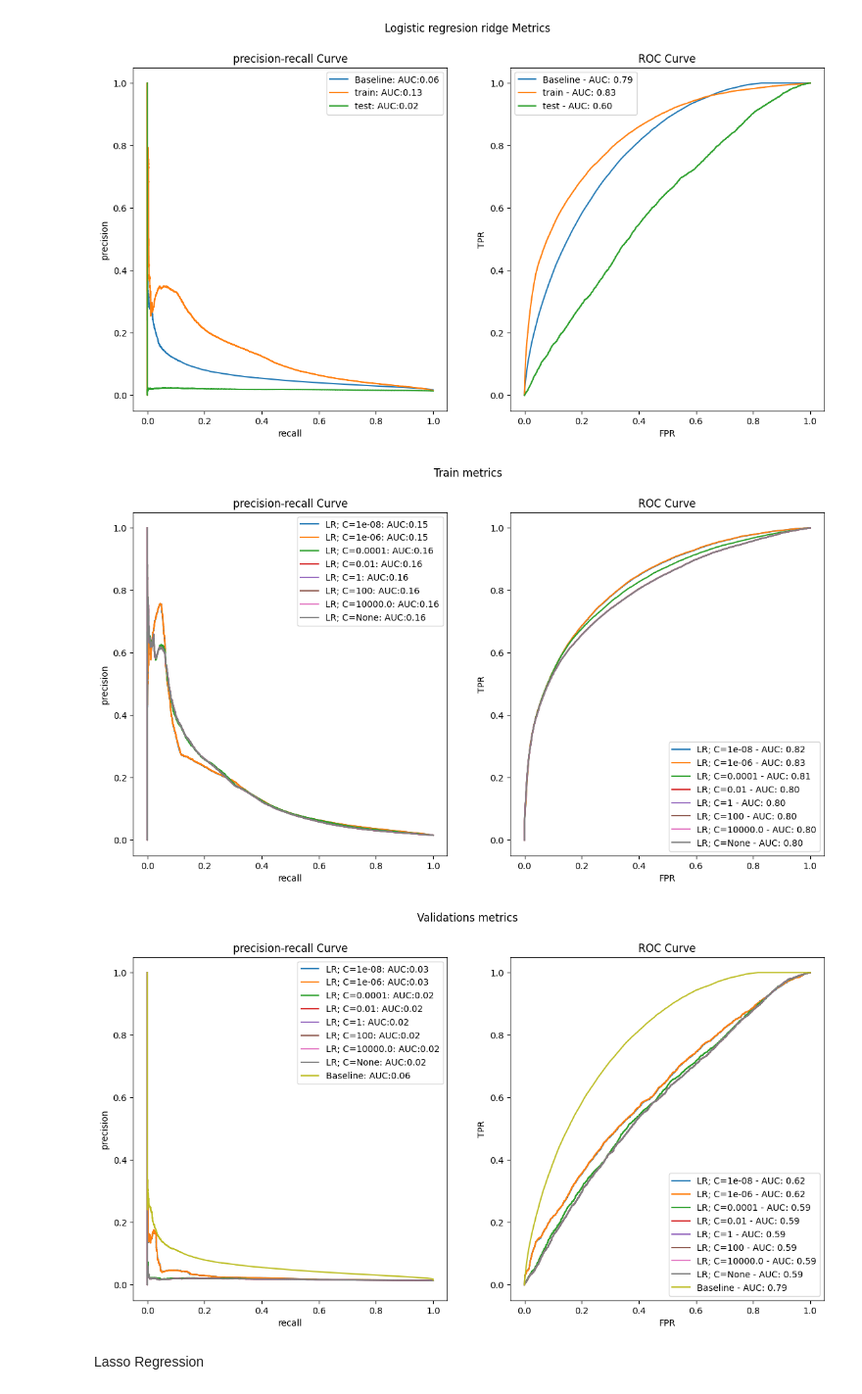
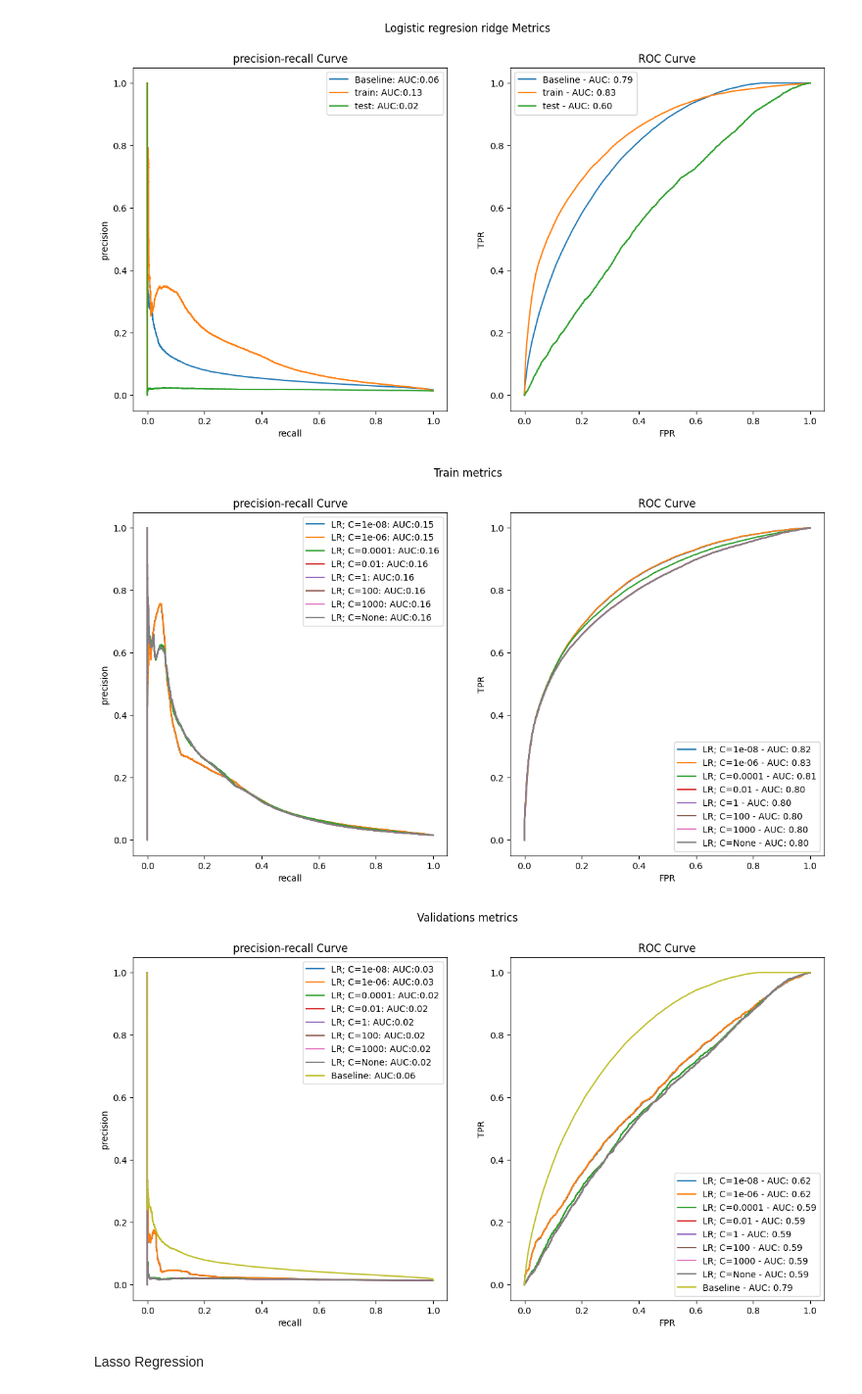
Before and after one commit to MaickMos/data_science_applied, a Jupyter notebook: model_regresion_lineal_feature_frame/MVP_Push_Notifications.ipynb, the cells around one changed output. Shown at 98% size. Drawn from its saved outputs; the diff is of its cells as text; code cells hidden in the pictures.

```diff
--- a/model_regresion_lineal_feature_frame/MVP_Push_Notifications.ipynb
+++ b/model_regresion_lineal_feature_frame/MVP_Push_Notifications.ipynb
@@ -55,11 +54,17 @@ def plot_metrics(
     ax[1].set_ylabel("TPR")
     ax[1].set_title(f"ROC Curve")
     ax[1].legend()
+# %%
+def Standardization(scaler,x_train):
+    x_train_columns = x_train.columns
+    x_train = scaler.fit_transform(x_train)
+    x_train = pd.DataFrame(x_train, columns=x_train_columns)
+    return x_train
 # %% [markdown]
 ### Load the data
 # %%
-folder_path = Path("D:/Users/maick/Desktop/Codigos/zrive-ds/data/box_builder_dataset/feature_frame.csv")
-#folder_path = Path("C:/Users/AULA04/Desktop/Codes/zrive-ds/data/box_builder_dataset/feature_frame.csv")
+#folder_path = Path("D:/Users/maick/Desktop/Codigos/zrive-ds/data/box_builder_dataset/feature_frame.csv")
+folder_path = Path("C:/Users/AULA04/Desktop/Codes/zrive-ds/data/box_builder_dataset/feature_frame.csv")
 # %%
 feature_frame = pd.read_csv(folder_path)
 # %% [markdown]
@@ -95,7 +100,6 @@ Name: count, dtype: int64
 # %% [markdown]
 pass to datetime
 # %%
-feature_frame["created_at"] = pd.to_datetime(feature_frame["created_at"])
 feature_frame["order_date"] = pd.to_datetime(feature_frame["order_date"]).dt.date
 # %% [markdown]
 Setting Dates cutoff
@@ -235,6 +243,4 @@ True
 ## Standardization
 # %%
 scaler = StandardScaler()
-x_train = scaler.fit_transform(x_train)
-x_train = pd.DataFrame(x_train, columns=x.columns)
-x_train
+x_train = Standardization(scaler,x_train)
@@ -351,33 +363,34 @@ plot_metrics(
 # %%
 fig1,ax1 = plt.subplots(1,2,figsize=(14,7))
 fig1.suptitle("Train metrics")
 
 fig2, ax2 = plt.subplots(1,2,figsize=(14,7))
 fig2.suptitle("Validations metrics")
 
-cs = [1e-8,1e-6,1e-4,1e-2,1,100,1e4,None]
+cs = [    0.00000001,    0.000001,    0.0001,    0.01,    1,    100,    1000,    None]
+
 for c in cs:
     LogReg_model = LogisticRegression(penalty="l2",C=c if c else 1.0)
     LogReg_model.fit(x_train,y_train)
     train_proba = LogReg_model.predict_proba(x_train)[:,1]
     plot_metrics(
         f"LR; C={c}",y_pred=train_proba,y_test=y_train,figure=(fig1,ax1)
     )
 
     val_proba = LogReg_model.predict_proba(x_valid)[:,1]
     plot_metrics(
         f"LR; C={c}", y_pred=val_proba, y_test=y_valid, figure=(fig2, ax2)
     )
 
 plot_metrics(
     f"Baseline",
     y_pred=x_train["global_popularity"],
     y_test=y_train,
     figure=(fig2,ax2),
 )
 # %% [output]
-[figure, old version]
+[figure, new version]
-[figure, old version]
+[figure, new version]
 # %% [markdown]
 Lasso Regression
 # %%
```
Also changed, not shown: parts of 16 cells of this notebook, 3 other files.
